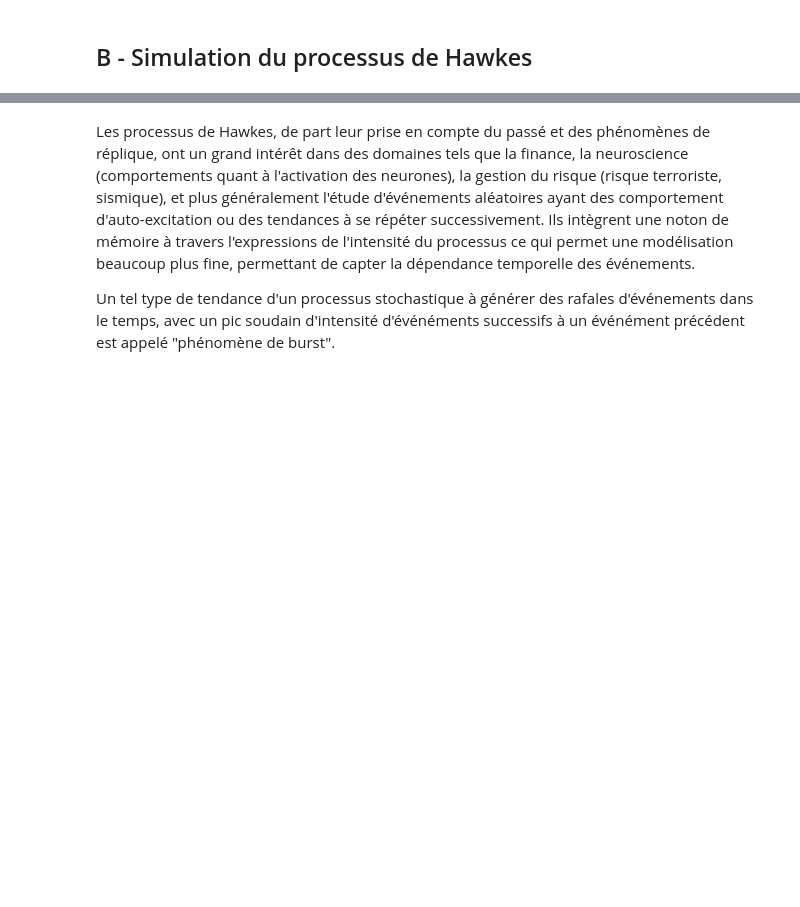
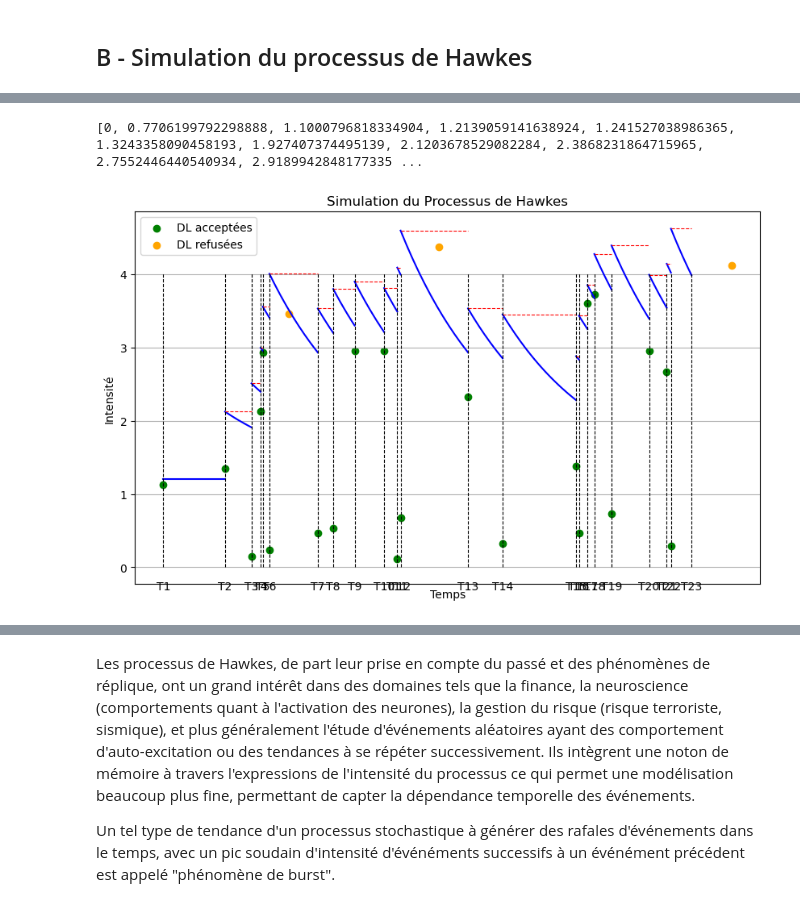
Before and after one commit to achillepmmr/Hawkes, a Jupyter notebook: Hawkes-notebook-rÃdaction-2.ipynb, the cells around one changed output, grey strips where cells are left out. Drawn from its saved outputs; the diff is of its cells as text; code cells hidden in the pictures; blank space fills up the shorter version.

```diff
--- a/Hawkes-notebook-rÃdaction-2.ipynb
+++ b/Hawkes-notebook-rÃdaction-2.ipynb
@@ -452,0 +241,49 @@ KeyboardInterrupt:
+# %%
+# paramètres
+
+mu = 1.2
+alpha = 0.6
+beta = 0.8
+T = 7
+
+# Simulation du processus de Hawkes
+times, events_count, intensity_hawkes, DLaccept, DLrefus, timesrefus = sim_Hawkes(mu, alpha, beta, T)
+
+# Tracé de l'intensité conditionnelle λ(t) entre les temps de sauts
+plt.figure(figsize=(10, 6))
+for i in range(len(times) - 1):
+    x_values = np.linspace(times[i], times[i + 1], 100)  # 100 points entre deux temps de saut
+    if i==0 :
+        mu_vect = np.full(len(x_values),mu) # avant le premier saut on a λ(t) constant égale à mu
+        plt.plot(x_values, mu_vect, color='blue', linestyle='-')
+    else :
+        y_values = intensity(x_values, times[:i+1], alpha, beta, mu)
+        plt.plot(x_values, y_values, color='blue', linestyle='-')
+        plt.hlines(y=np.max(y_values), xmin=times[i], xmax = times[i+1] , color='red', linestyle='--', linewidth=0.8)
+
+# pour tracer les droites en pointillées au moment des sauts
+for i, t in enumerate(times):
+    plt.vlines(x=t, ymin=0, ymax=np.max(intensity_hawkes), color='black', linestyle='--',linewidth=0.8)
+
+# on nomme les sauts T1, T2 ...
+for i, t in enumerate(times):
+    plt.text(t, -0.3, f"T{i+1}", ha='center', color='black')
+
+# on trace les points acceptés en vert
+times = times[:-1]
+plt.scatter(times, DLaccept, color='green', label='DL acceptées')
+
+# on trace les points refusés en orange
+plt.scatter(timesrefus, DLrefus, color='orange', label='DL refusées')
+timesall=times+timesrefus
+print(timesall)
+plt.xticks([])
+plt.xlabel('Temps')
+plt.ylabel('Intensité')
+plt.title('Simulation du Processus de Hawkes')
+plt.legend()
+plt.grid(True)
+plt.show()
+# %% [output]
+[0, 0.7706199792298888, 1.1000796818334904, 1.2139059141638924, 1.241527038986365, 1.3243358090458193, 1.927407374495139, 2.1203678529082284, 2.3868231864715965, 2.7552446440540934, 2.9189942848177335 ...
+[figure, added]
```
Also changed, not shown: parts of 18 cells of this notebook.
